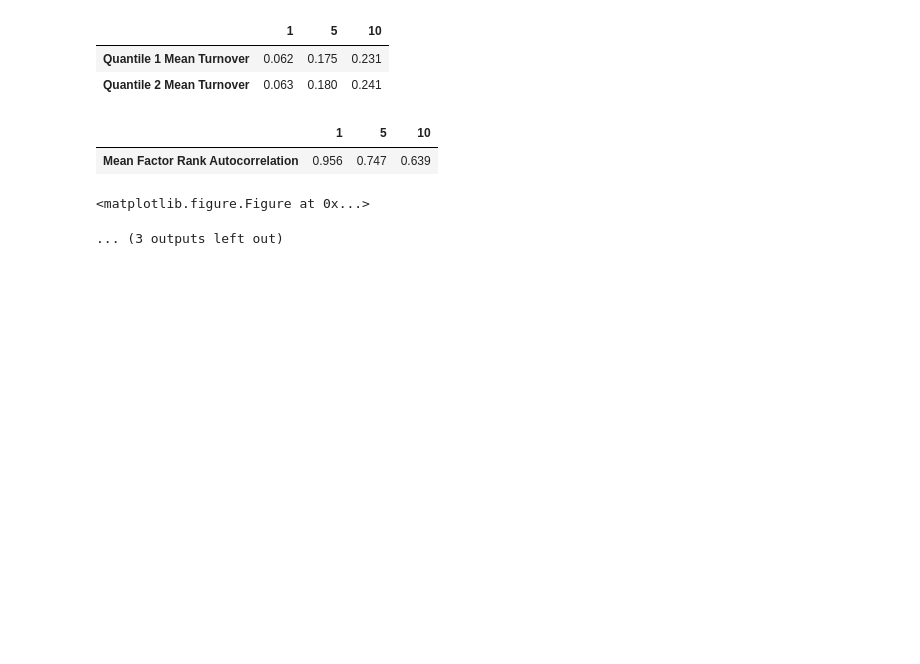
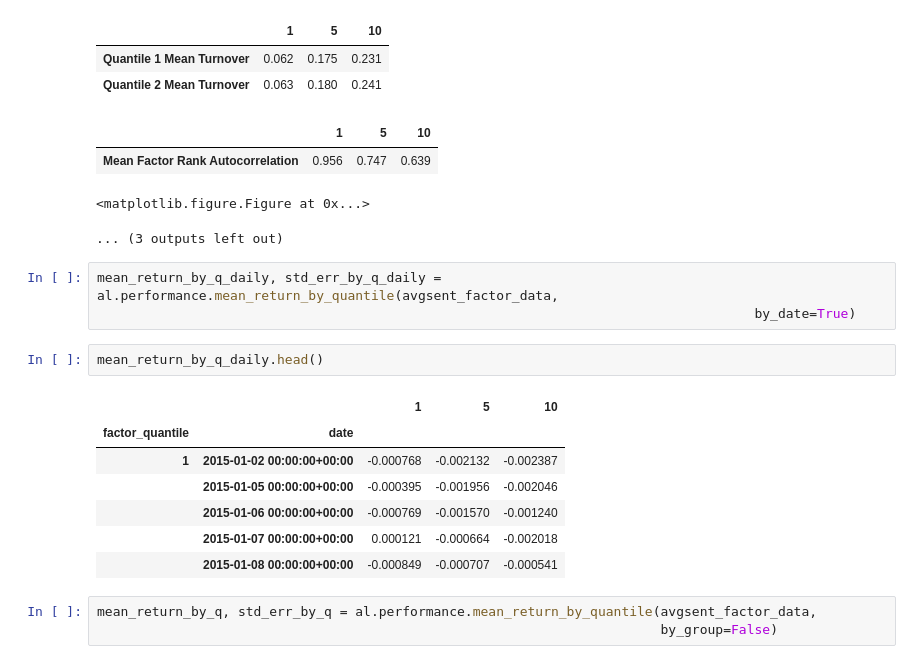
Before and after one commit to jsisaacs/QuantStrategies, a Jupyter notebook: Exploratory Analysis/FactorAnalysis_AverageSentimentSignal.ipynb, the cells around one changed output. Drawn from its saved outputs; the diff is of its cells as text; blank space fills up the shorter version.

```diff
--- a/Exploratory Analysis/FactorAnalysis_AverageSentimentSignal.ipynb
+++ b/Exploratory Analysis/FactorAnalysis_AverageSentimentSignal.ipynb
@@ -155,3 +143,19 @@ Turnover Analysis
 | Mean Factor Rank Autocorrelation | 0.956 | 0.747 | 0.639 |
 <matplotlib.figure.Figure at 0x...>
 ... (3 outputs left out)
+# %%
+mean_return_by_q_daily, std_err_by_q_daily = al.performance.mean_return_by_quantile(avgsent_factor_data,
+                                                                                    by_date=True)
+# %%
+mean_return_by_q_daily.head()
+# %% [output]
+|  |  | 1 | 5 | 10 |
+| factor_quantile | date |  |  |  |
+| 1 | 2015-01-02 00:00:00+00:00 | -0.000768 | -0.002132 | -0.002387 |
+|  | 2015-01-05 00:00:00+00:00 | -0.000395 | -0.001956 | -0.002046 |
+|  | 2015-01-06 00:00:00+00:00 | -0.000769 | -0.001570 | -0.001240 |
+|  | 2015-01-07 00:00:00+00:00 | 0.000121 | -0.000664 | -0.002018 |
+|  | 2015-01-08 00:00:00+00:00 | -0.000849 | -0.000707 | -0.000541 |
+# %%
+mean_return_by_q, std_err_by_q = al.performance.mean_return_by_quantile(avgsent_factor_data,
+                                                                        by_group=False)
```
Also changed, not shown: parts of 10 cells of this notebook.
